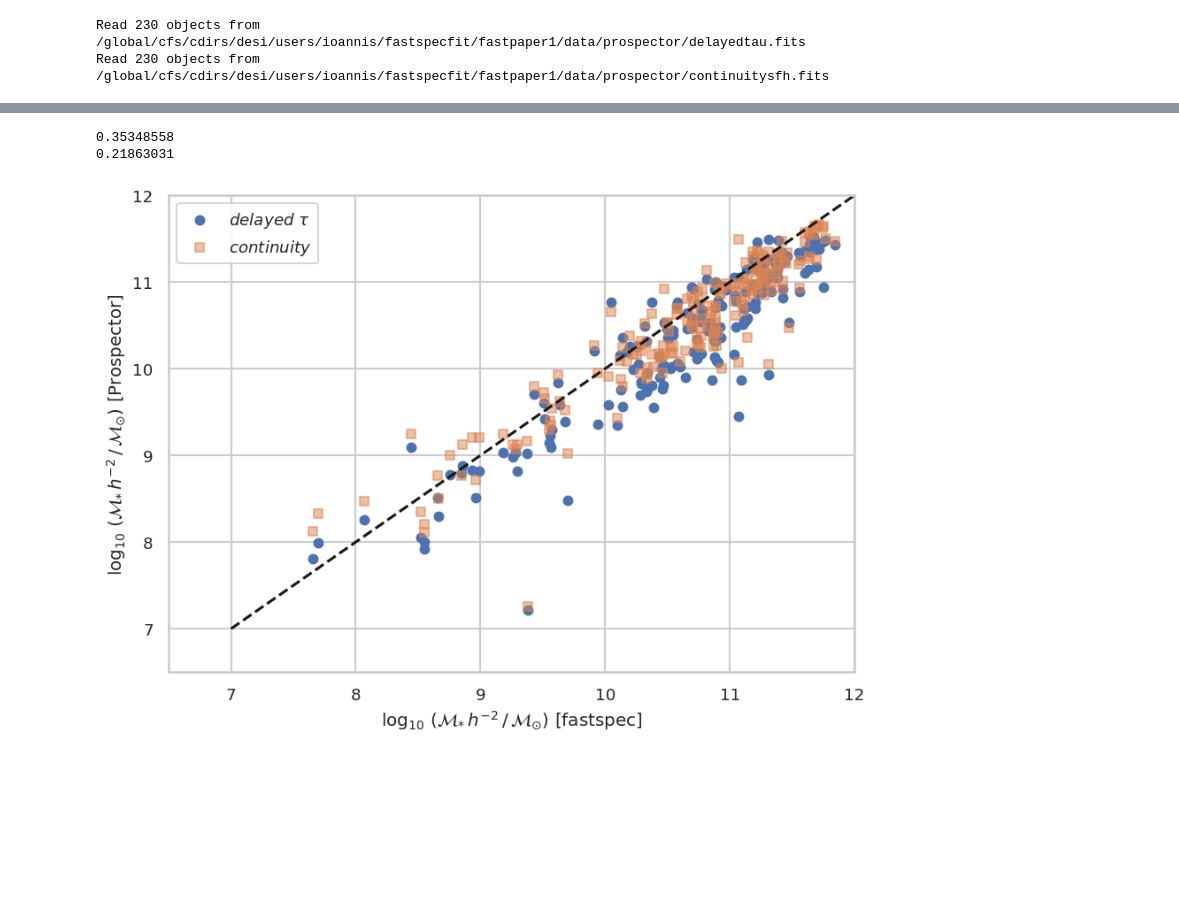
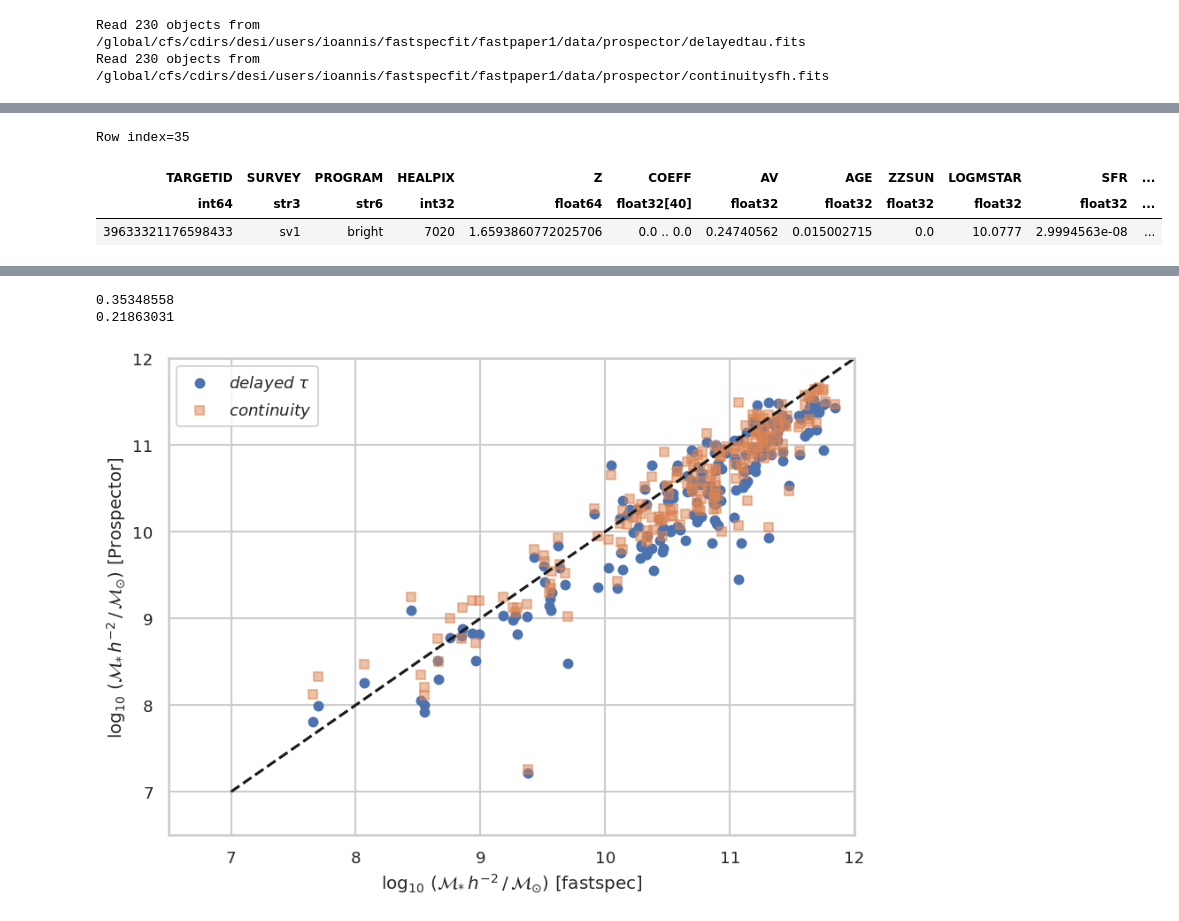
Before and after one commit to moustakas/fastspecfit-projects, a Jupyter notebook: fastpaper1/compare-mstar.ipynb, the cells around one changed output, grey strips where cells are left out. Saved outputs shown, nothing was run; the diff lists cells and outputs as text; code cells hidden in the pictures; blank space fills up the shorter version.

```diff
--- a/fastpaper1/compare-mstar.ipynb
+++ b/fastpaper1/compare-mstar.ipynb
@@ -130,0 +165,7 @@ ax.legend(loc='upper left');
+# %%
+fastphot[np.argmin(fastphot['AGE'])]
+# %% [output]
+Row index=35
+| TARGETID | SURVEY | PROGRAM | HEALPIX | Z | COEFF | AV | AGE | ZZSUN | LOGMSTAR | SFR | ... |
+| int64 | str3 | str6 | int32 | float64 | float32[40] | float32 | float32 | float32 | float32 | float32 | ... |
+| 39633321176598433 | sv1 | bright | 7020 | 1.6593860772025706 | 0.0 .. 0.0 | 0.24740562 | 0.015002715 | 0.0 | 10.0777 | 2.9994563e-08 | ... |
```
Also changed, not shown: parts of 16 cells of this notebook.
